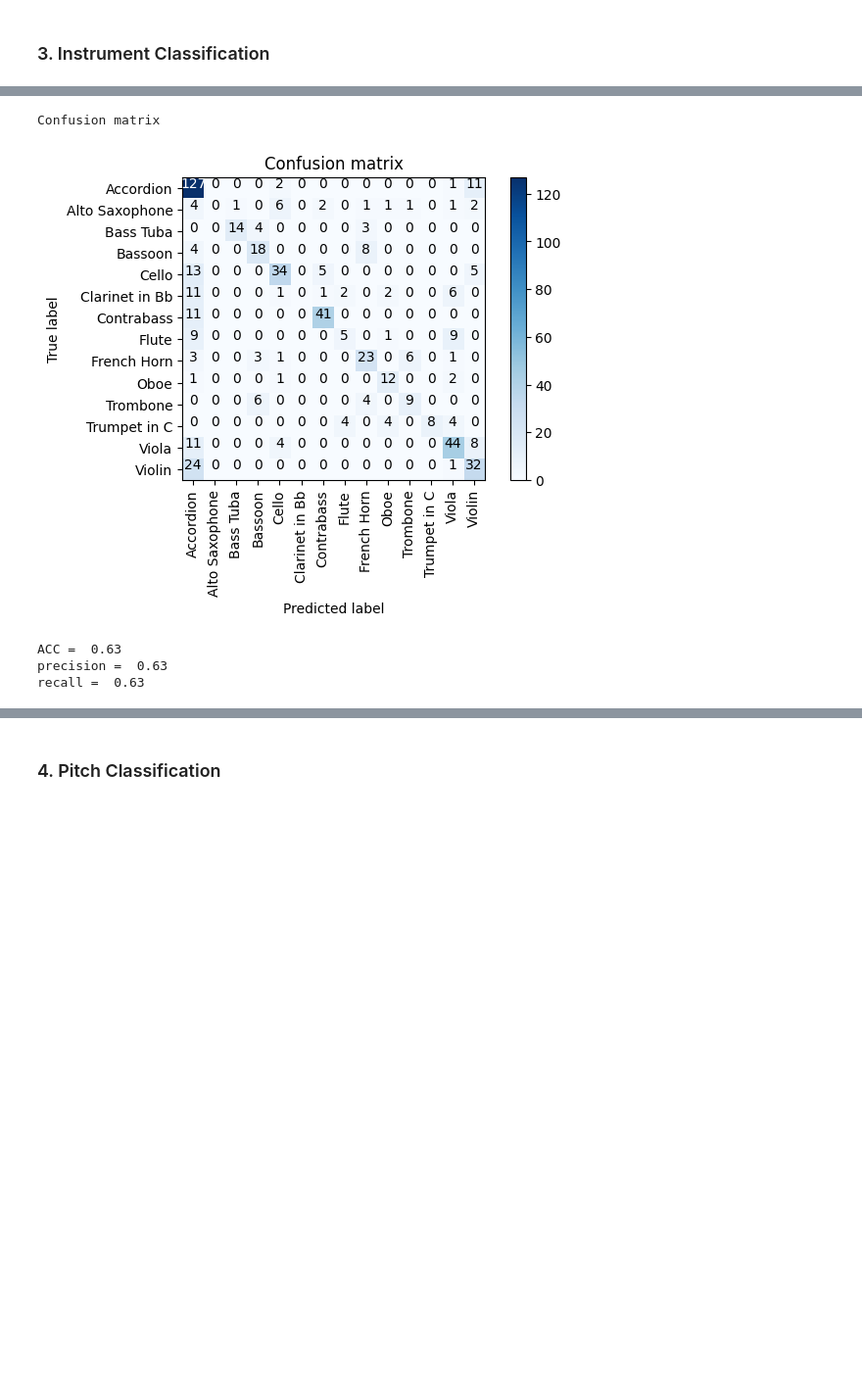
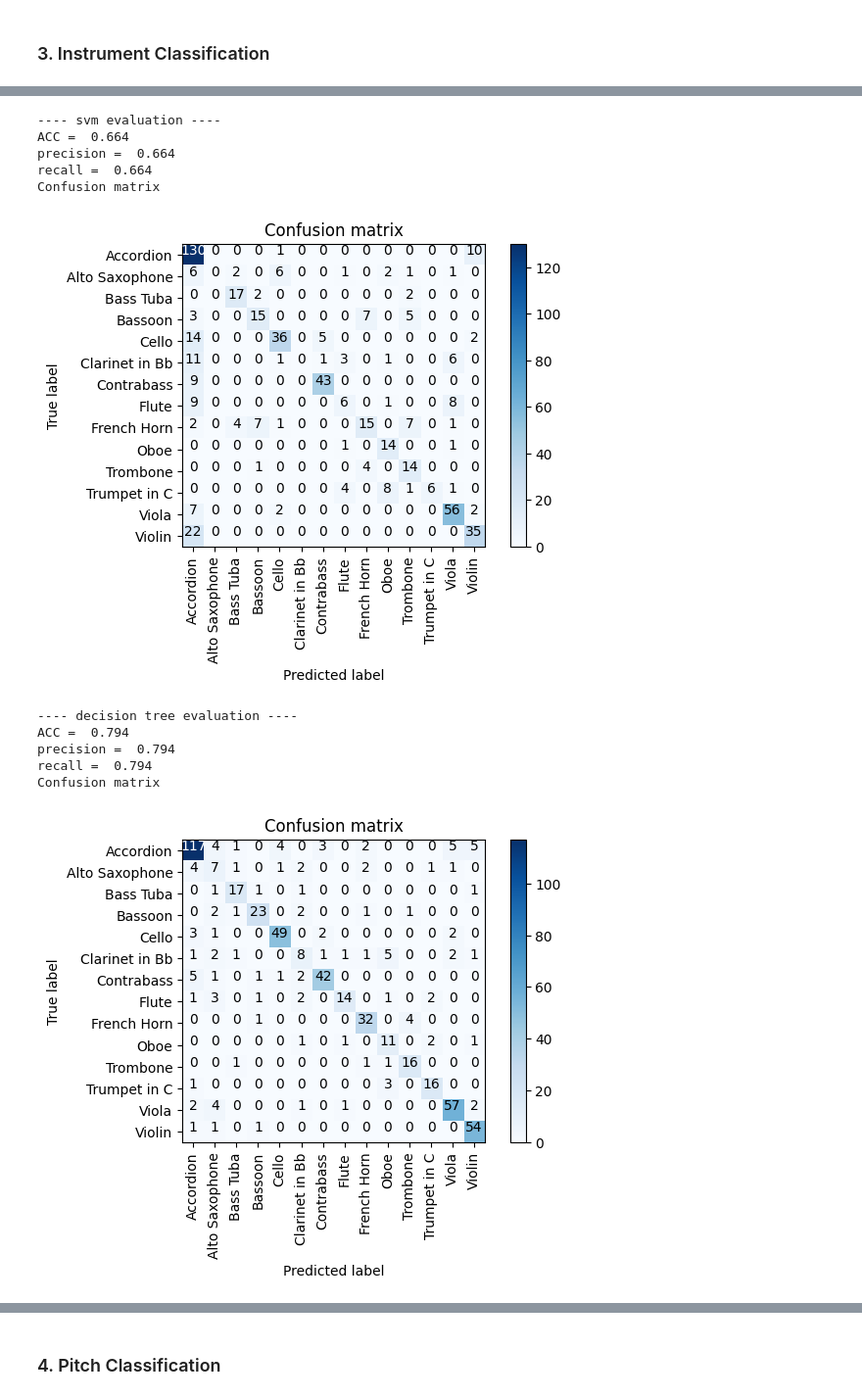
Before and after one commit to HankLiuCode/MIR_HW2, a Jupyter notebook: HW2_111065532.ipynb, the cells around one changed output, grey strips where cells are left out. Shown at 98% size. Cells and saved outputs as stored; diff of their text form; code cells hidden in the pictures; blank space fills up the shorter version.

```diff
--- a/HW2_111065532.ipynb
+++ b/HW2_111065532.ipynb
@@ -135,6 +139,14 @@ def plot_confusion_matrix(cm, classes,
     plt.ylabel('True label')
     plt.xlabel('Predicted label')
     plt.show()
+# %%
+def print_evaluation(ground_truth, pred):
+    accuracy = accuracy_score(ground_truth, pred)
+    recall = recall_score(ground_truth, pred, average='micro') #can try other ave method
+    precision = precision_score(ground_truth, pred, average='micro')
+    print('ACC = ',  round(accuracy,3))
+    print('precision = ', round(precision,3))
+    print('recall = ', round(recall, 3))
 # %%
 from sklearn import preprocessing
 # %% [markdown]
@@ -182,13 +154,19 @@ _________________________________________________________________
+# %%
+instr_le = preprocessing.LabelEncoder()
+instr_le.fit_transform(instrument_array)
+instr_classes = instr_le.classes_
 # %%
 # Import scikit-learn library for SVM model and K-fold cross-validation
 from sklearn.svm import SVC
 from sklearn.tree import DecisionTreeClassifier
+from sklearn.neural_network import MLPClassifier
 from sklearn.model_selection import KFold
 
 
 # Create a model for Intstrument Classification
 svm = SVC()
 dt = DecisionTreeClassifier()
+mlp = MLPClassifier()
 
 # Perform K-fold cross-validation
 kfold = KFold(n_splits=6)
@@ -196,20 +174,17 @@ for train_index, val_index in kfold.split(X_train):
   X_train_kfold, X_val_kfold = X_train[train_index], X_train[val_index]
   y_train_kfold_instrument, y_val_kfold_instrument = y_train_instrument[train_index], y_train_instrument[val_index]
 
-  oh_y_train_kfold_instrument = oh_encoder.transform(y_train_kfold_instrument.reshape(-1,1)).toarray()
-
   # TODO: Train your model using the train subset
   svm.fit(X_train_kfold, y_train_kfold_instrument)
   dt.fit(X_train_kfold, y_train_kfold_instrument)
-  mlp.fit(X_train_kfold, oh_y_train_kfold_instrument)
+  mlp.fit(X_train_kfold, y_train_kfold_instrument)
 
   # TODO:　Evaluate your model  using the validation subset
   svm_score = accuracy_score(y_val_kfold_instrument, svm.predict(X_val_kfold))
   dt_score = accuracy_score(y_val_kfold_instrument, dt.predict(X_val_kfold))
+  mlp_score = accuracy_score(y_val_kfold_instrument, mlp.predict(X_val_kfold))
 
-  predicts = oh_encoder.inverse_transform(mlp.predict(X_val_kfold)).reshape(1,-1)[0]
-  mlp_score = accuracy_score(y_val_kfold_instrument, predicts)
-
+  print("----------------")
   print("svm val score:", svm_score)
   print("dt val score:", dt_score)
   print("mlp val score:", mlp_score)
@@ -219,12 +194,8 @@ dt.fit(X_train, y_train_instrument)
 
 # TODO: Evaluate your model using the test set
 svm_score = accuracy_score(y_test_instrument, svm.predict(X_test))
-
 dt_score = accuracy_score(y_test_instrument, dt.predict(X_test))
-
-# mlp
-predicts = oh_encoder.inverse_transform(mlp.predict(X_test)).reshape(1,-1)[0]
-mlp_score = accuracy_score(y_test_instrument, predicts)
+mlp_score = accuracy_score(y_test_instrument, mlp.predict(X_test))
 
 print("-----------------")
 print("svm test score:", svm_score)
@@ -251,19 +222,28 @@ mlp test sccore 0.3979416809605489
-# %%
-def evaluate(ground_truth, pred):
-    accuracy = accuracy_score(ground_truth, pred)
-    recall = recall_score(ground_truth, pred, average='micro') #can try other ave method
-    precision = precision_score(ground_truth, pred, average='micro')
-    cm = confusion_matrix(ground_truth, pred)
-    plot_confusion_matrix(cm , instr_classes)
-    print('ACC = ',  round(accuracy,3))
-    print('precision = ', round(precision,3))
-    print('recall = ', round(recall, 3))
-
-y_pred_instr = model.predict(X_test)
-evaluate(y_test_instrument, y_pred_instr)
-# %% [output]
-Confusion matrix
-[figure, removed]
-ACC =  0.63
-precision =  0.63
-recall =  0.63
+# %%
+print("---- svm evaluation ----")
+predicts = svm.predict(X_test)
+print_evaluation(y_test_instrument, predicts)
+plot_confusion_matrix(confusion_matrix(y_test_instrument, predicts) , instr_classes)
+
+print("---- decision tree evaluation ----")
+predicts = dt.predict(X_test)
+print_evaluation(y_test_instrument, predicts)
+plot_confusion_matrix(confusion_matrix(y_test_instrument, predicts) , instr_classes)
+
+print("---- mlp evaluation ----")
+predicts = mlp.predict(X_test)
+print_evaluation(y_test_instrument, predicts)
+plot_confusion_matrix(confusion_matrix(y_test_instrument, predicts) , instr_classes)
+# %% [output]
+---- svm evaluation ----
+ACC =  0.664
+precision =  0.664
+recall =  0.664
+Confusion matrix
+[figure, added]
+---- decision tree evaluation ----
+ACC =  0.794
+precision =  0.794
+recall =  0.794
+Confusion matrix
+[figure, added]
```
Also changed, not shown: parts of 14 cells of this notebook.
